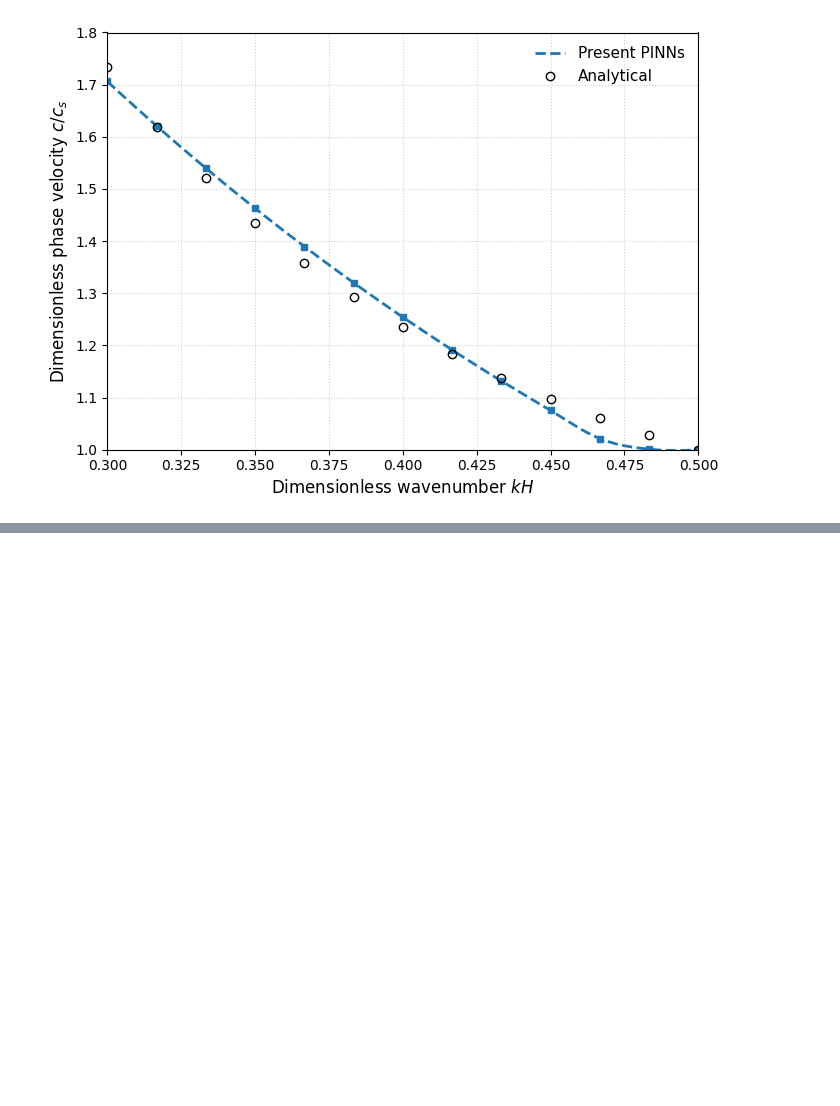
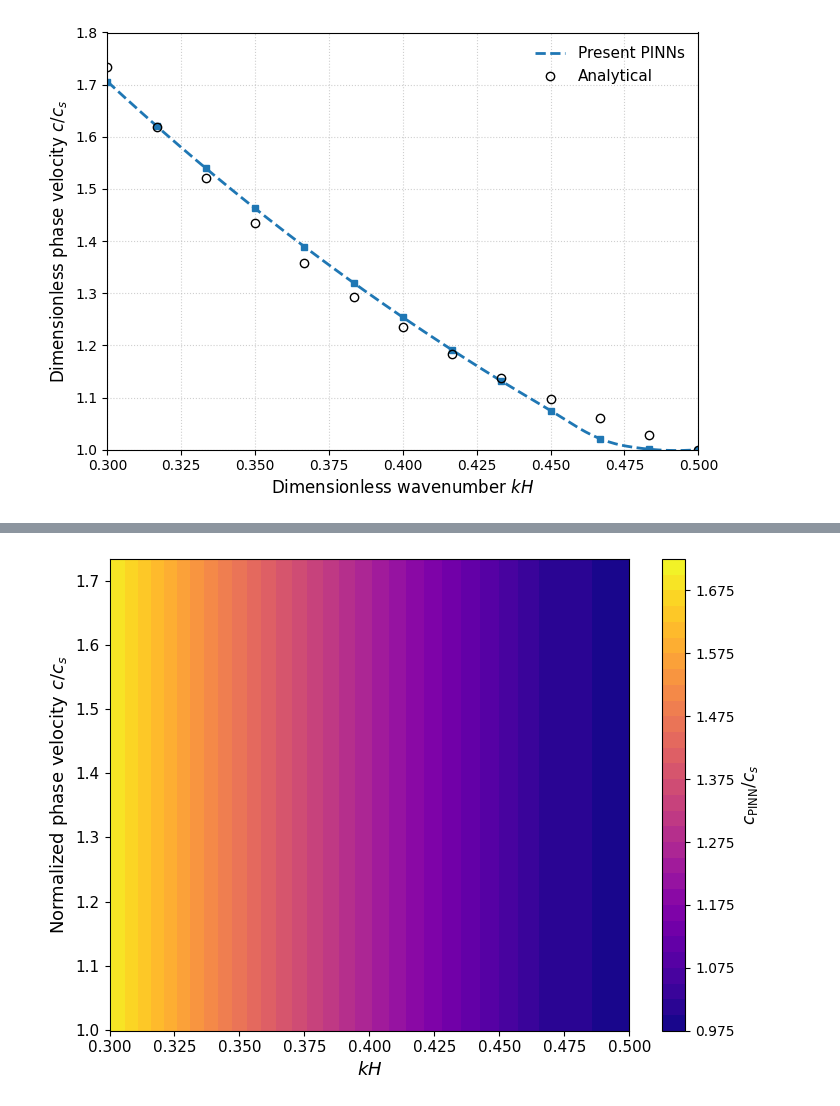
Before and after one commit to mayankjha-my/PINN, a Jupyter notebook: experiments/PINN_three_layer_system.ipynb, the cells around one changed output, grey strips where cells are left out. Cells and saved outputs as stored; diff of their text form; code cells hidden in the pictures; blank space fills up the shorter version.

```diff
--- a/experiments/PINN_three_layer_system.ipynb
+++ b/experiments/PINN_three_layer_system.ipynb
@@ -652,0 +768,22 @@ plt.show()
+# %%
+plt.figure(figsize=(7.5, 5.5))
+
+cont = plt.contourf(
+    kH_grid, c_grid, c_pinn_grid,
+    levels=30,
+    cmap='plasma'
+)
+
+cbar = plt.colorbar(cont)
+cbar.set_label(r'$c_{\mathrm{PINN}}/c_s$', fontsize=12)
+
+plt.xlabel(r'$kH$', fontsize=13)
+plt.ylabel(r'Normalized phase velocity $c/c_s$', fontsize=13)
+
+plt.xticks(fontsize=11)
+plt.yticks(fontsize=11)
+
+plt.tight_layout()
+plt.show()
+# %% [output]
+[figure, added]
```
Also changed, not shown: parts of 29 cells of this notebook, 6 other files.
